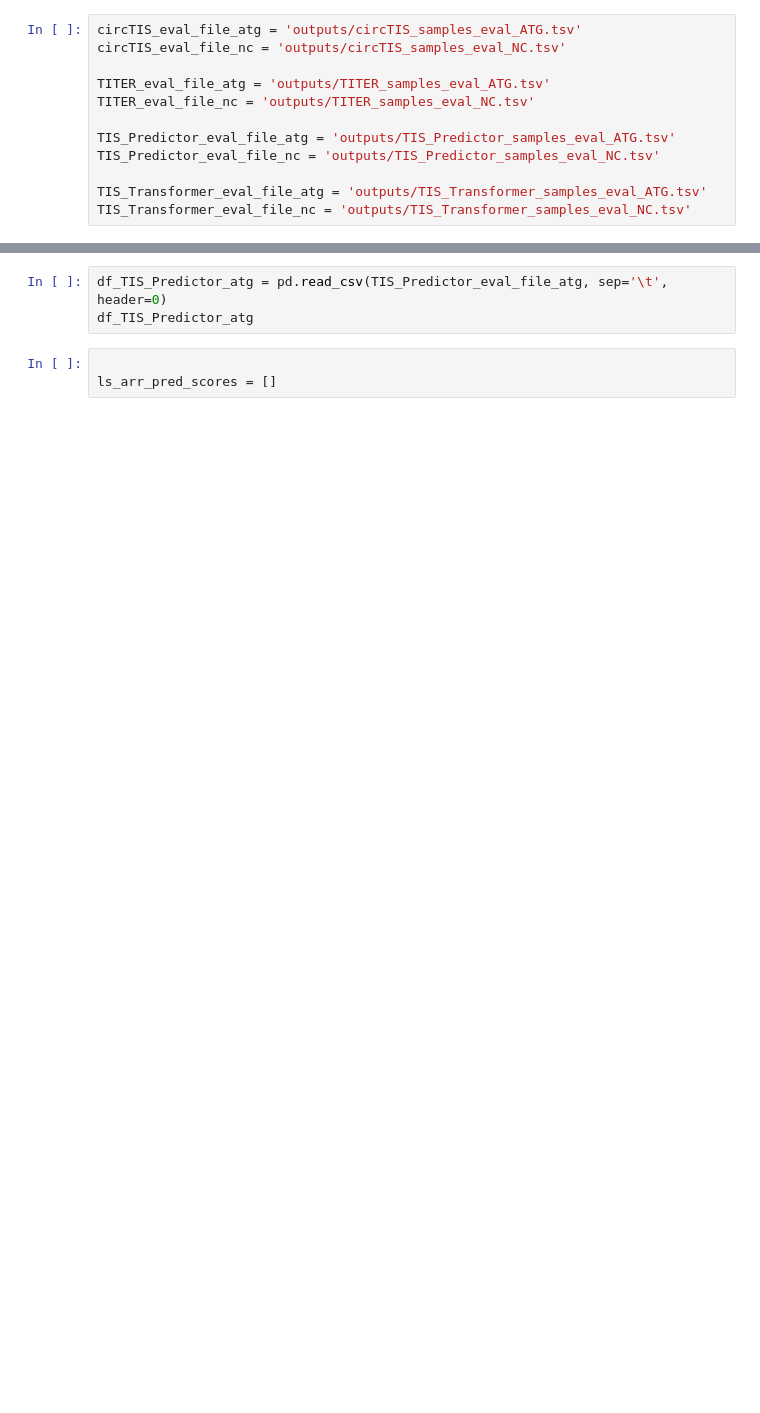
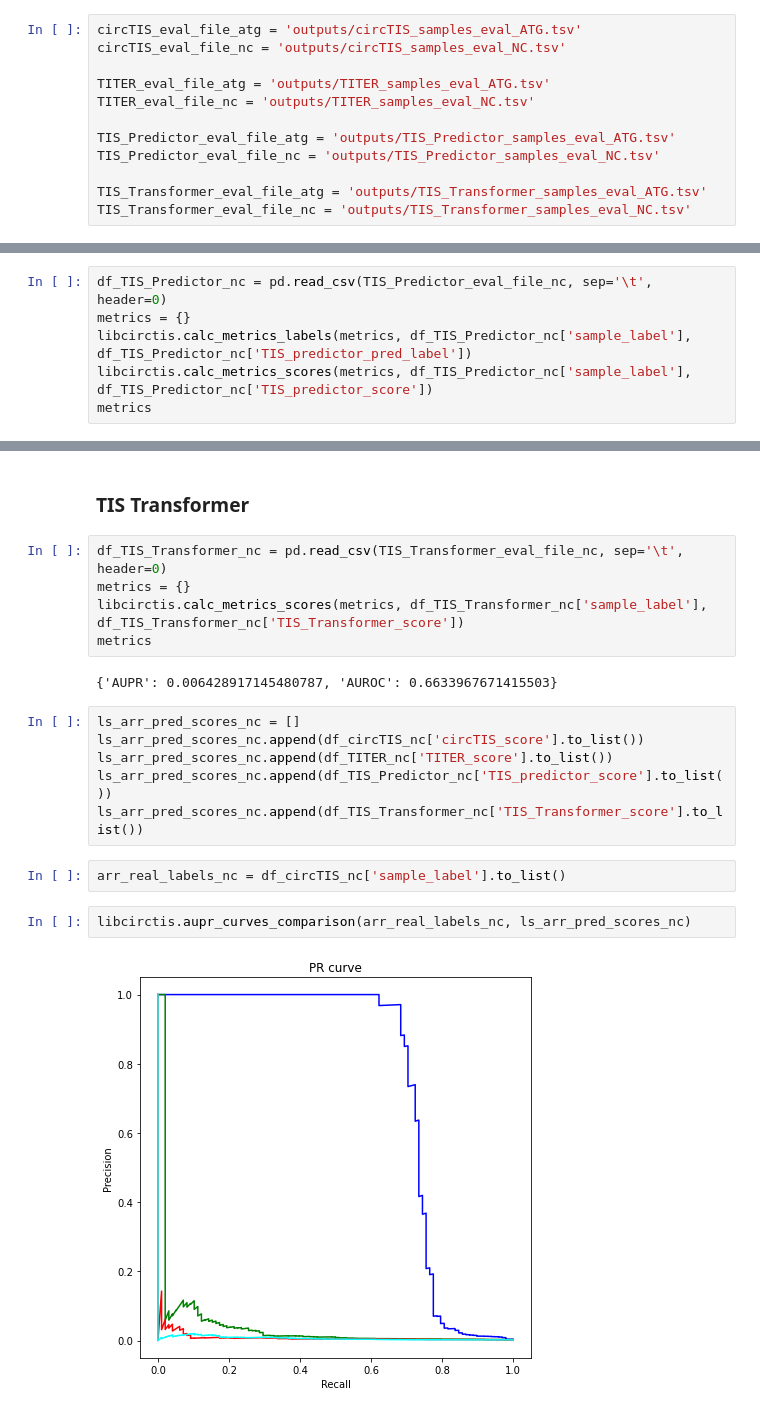
Before and after one commit to denilsonfbar/circTIS-exps-BSB2023, a Jupyter notebook: 16_Tools_comparison.ipynb, the cells around one changed output, grey strips where cells are left out. Drawn from its saved outputs; the diff is of its cells as text; blank space fills up the shorter version.

```diff
--- a/16_Tools_comparison.ipynb
+++ b/16_Tools_comparison.ipynb
@@ -20,0 +127,6 @@ df_TITER_atg
+# %%
+df_TIS_Predictor_nc = pd.read_csv(TIS_Predictor_eval_file_nc, sep='\t', header=0)
+metrics = {}
+libcirctis.calc_metrics_labels(metrics, df_TIS_Predictor_nc['sample_label'], df_TIS_Predictor_nc['TIS_predictor_pred_label'])
+libcirctis.calc_metrics_scores(metrics, df_TIS_Predictor_nc['sample_label'], df_TIS_Predictor_nc['TIS_predictor_score'])
+metrics
@@ -21,6 +145,21 @@ df_TITER_atg
+# %% [markdown]
+### TIS Transformer
 # %%
-df_TIS_Predictor_atg = pd.read_csv(TIS_Predictor_eval_file_atg, sep='\t', header=0)
-df_TIS_Predictor_atg
+df_TIS_Transformer_nc = pd.read_csv(TIS_Transformer_eval_file_nc, sep='\t', header=0)
+metrics = {}
+libcirctis.calc_metrics_scores(metrics, df_TIS_Transformer_nc['sample_label'], df_TIS_Transformer_nc['TIS_Transformer_score'])
+metrics
+# %% [output]
+{'AUPR': 0.006428917145480787, 'AUROC': 0.6633967671415503}
-# %%
-
-ls_arr_pred_scores = []
+# %%
+ls_arr_pred_scores_nc = []
+ls_arr_pred_scores_nc.append(df_circTIS_nc['circTIS_score'].to_list())
+ls_arr_pred_scores_nc.append(df_TITER_nc['TITER_score'].to_list())
+ls_arr_pred_scores_nc.append(df_TIS_Predictor_nc['TIS_predictor_score'].to_list())
+ls_arr_pred_scores_nc.append(df_TIS_Transformer_nc['TIS_Transformer_score'].to_list())
+# %%
+arr_real_labels_nc = df_circTIS_nc['sample_label'].to_list()
+# %%
+libcirctis.aupr_curves_comparison(arr_real_labels_nc, ls_arr_pred_scores_nc)
+# %% [output]
+[figure, added]
```
Also changed, not shown: parts of 22 cells of this notebook, 2 other files.
